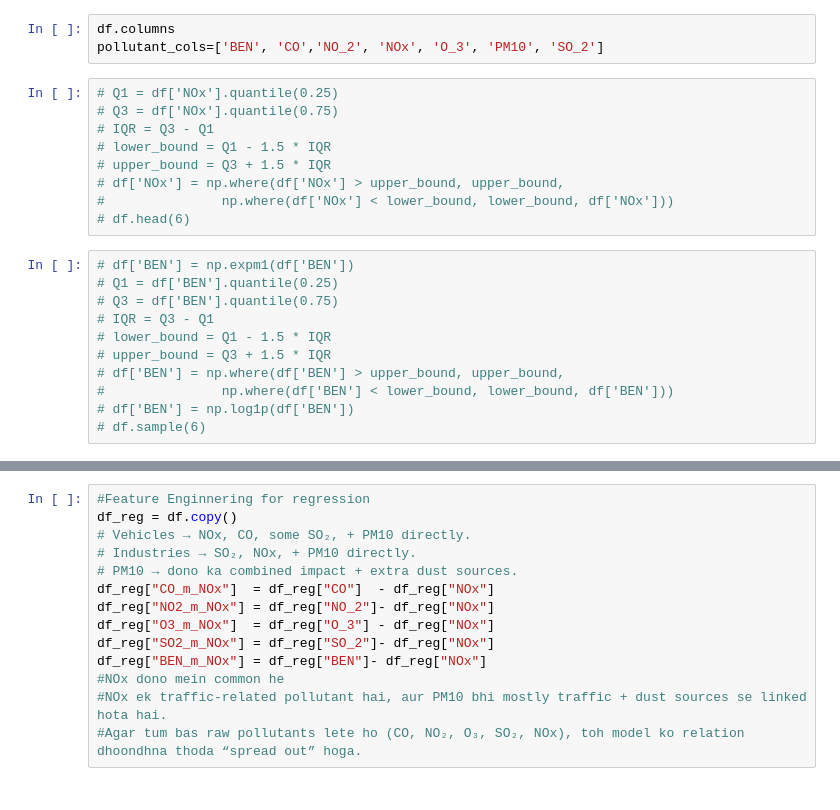
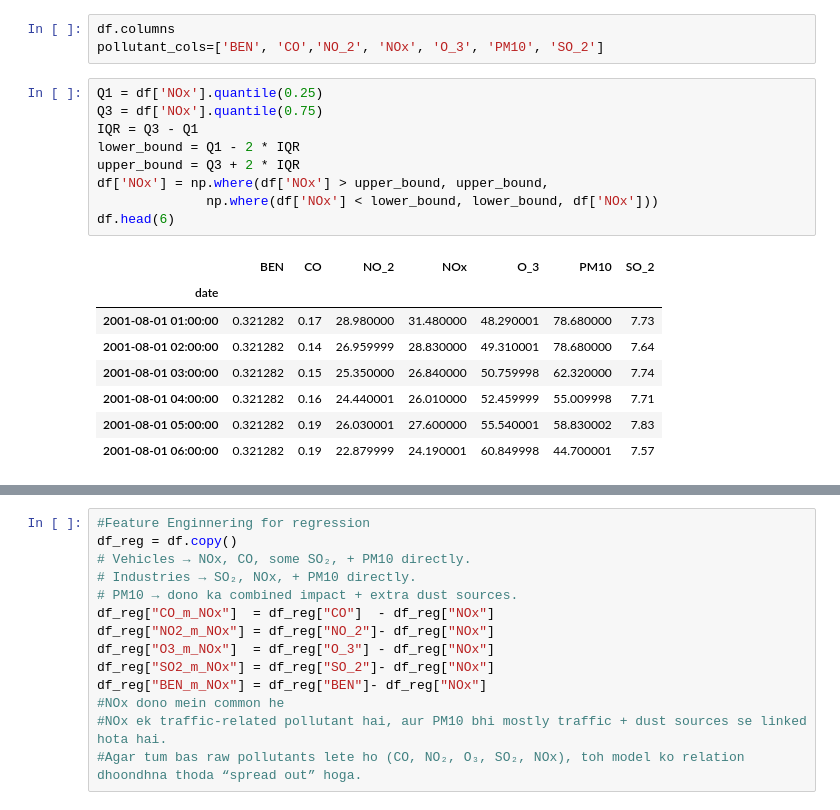
Before and after one commit to SutikshanUpman/ML-Basics-Project, a Jupyter notebook: notebooks/02_EDA.ipynb, the cells around one changed output, grey strips where cells are left out. Cells and saved outputs as stored; diff of their text form.

```diff
--- a/notebooks/02_EDA.ipynb
+++ b/notebooks/02_EDA.ipynb
@@ -270,25 +268,23 @@ df=df.drop(columns=['TOL','NO','EBE'])
 df.columns
 pollutant_cols=['BEN', 'CO','NO_2', 'NOx', 'O_3', 'PM10', 'SO_2']
 # %%
-# Q1 = df['NOx'].quantile(0.25)
-# Q3 = df['NOx'].quantile(0.75)
-# IQR = Q3 - Q1
-# lower_bound = Q1 - 1.5 * IQR
-# upper_bound = Q3 + 1.5 * IQR
-# df['NOx'] = np.where(df['NOx'] > upper_bound, upper_bound,
-#               np.where(df['NOx'] < lower_bound, lower_bound, df['NOx']))
-# df.head(6)
+Q1 = df['NOx'].quantile(0.25)
+Q3 = df['NOx'].quantile(0.75)
+IQR = Q3 - Q1
+lower_bound = Q1 - 2 * IQR
+upper_bound = Q3 + 2 * IQR
+df['NOx'] = np.where(df['NOx'] > upper_bound, upper_bound,
+              np.where(df['NOx'] < lower_bound, lower_bound, df['NOx']))
+df.head(6)
+# %% [output]
+|  | BEN | CO | NO_2 | NOx | O_3 | PM10 | SO_2 |
+| date |  |  |  |  |  |  |  |
+| 2001-08-01 01:00:00 | 0.321282 | 0.17 | 28.980000 | 31.480000 | 48.290001 | 78.680000 | 7.73 |
+| 2001-08-01 02:00:00 | 0.321282 | 0.14 | 26.959999 | 28.830000 | 49.310001 | 78.680000 | 7.64 |
+| 2001-08-01 03:00:00 | 0.321282 | 0.15 | 25.350000 | 26.840000 | 50.759998 | 62.320000 | 7.74 |
+| 2001-08-01 04:00:00 | 0.321282 | 0.16 | 24.440001 | 26.010000 | 52.459999 | 55.009998 | 7.71 |
+| 2001-08-01 05:00:00 | 0.321282 | 0.19 | 26.030001 | 27.600000 | 55.540001 | 58.830002 | 7.83 |
+| 2001-08-01 06:00:00 | 0.321282 | 0.19 | 22.879999 | 24.190001 | 60.849998 | 44.700001 | 7.57 |
-# %%
-# df['BEN'] = np.expm1(df['BEN'])
-# Q1 = df['BEN'].quantile(0.25)
-# Q3 = df['BEN'].quantile(0.75)
-# IQR = Q3 - Q1
-# lower_bound = Q1 - 1.5 * IQR
-# upper_bound = Q3 + 1.5 * IQR
-# df['BEN'] = np.where(df['BEN'] > upper_bound, upper_bound,
-#               np.where(df['BEN'] < lower_bound, lower_bound, df['BEN']))
-# df['BEN'] = np.log1p(df['BEN'])
-# df.sample(6)
 # %%
 plt.figure(figsize=(10,5))
 sns.boxplot(data=df[pollutant_cols])
```
Also changed, not shown: parts of 21 cells of this notebook, 1 other file.
